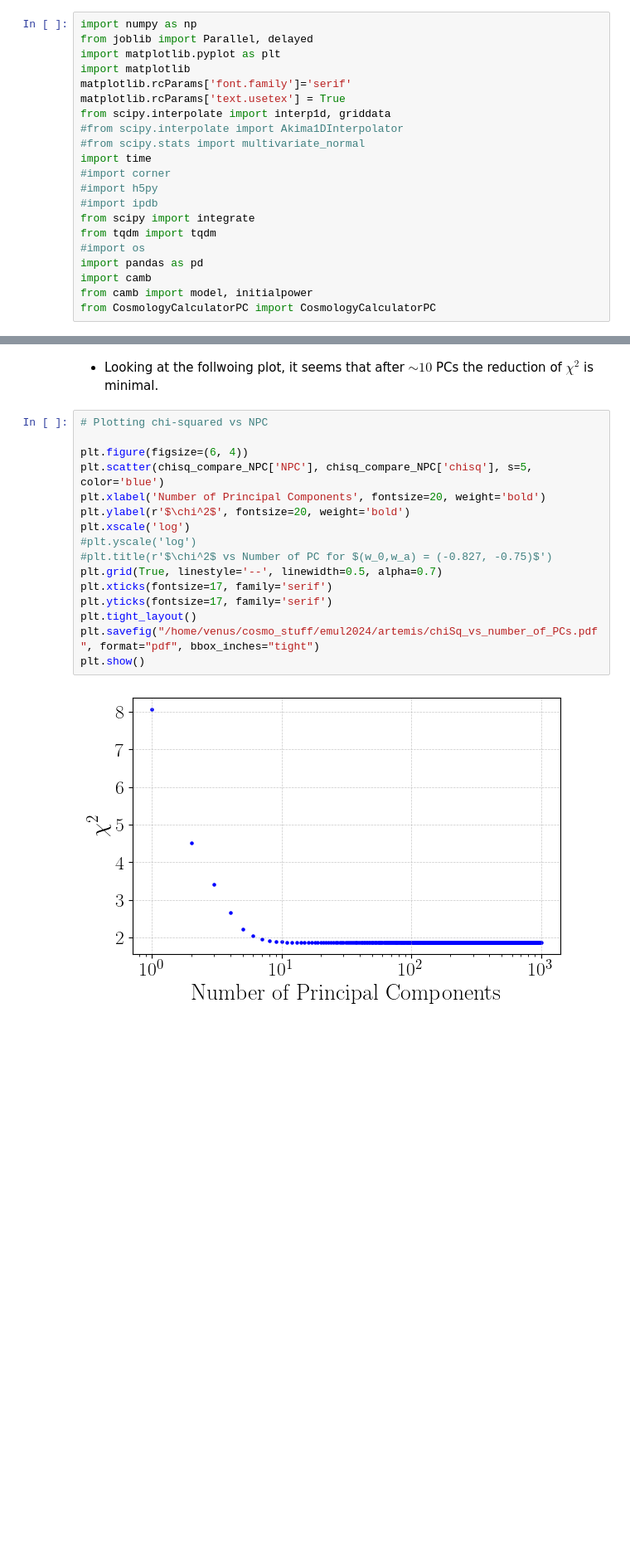
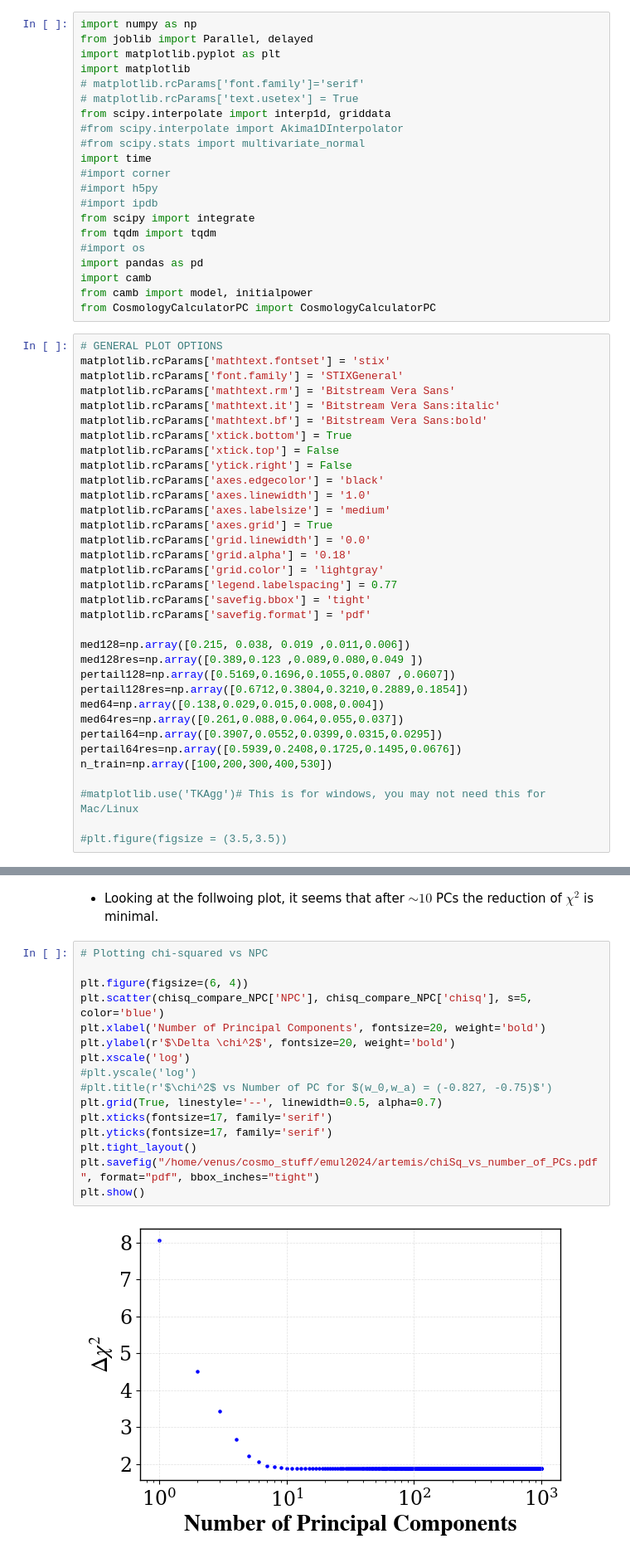
Before and after one commit to SBU-COSMOLIKE/emul2024, a Jupyter notebook: artemis/Completeness_tests.ipynb, the cells around one changed output, grey strips where cells are left out. Shown at 83% size. Drawn from its saved outputs; the diff is of its cells as text; blank space fills up the shorter version.

Commit message:
updating plots, training code

```diff
--- a/artemis/Completeness_tests.ipynb
+++ b/artemis/Completeness_tests.ipynb
@@ -3,8 +3,8 @@ import numpy as np
 from joblib import Parallel, delayed
 import matplotlib.pyplot as plt
 import matplotlib
-matplotlib.rcParams['font.family']='serif'
-matplotlib.rcParams['text.usetex'] = True
+# matplotlib.rcParams['font.family']='serif'
+# matplotlib.rcParams['text.usetex'] = True
 from scipy.interpolate import interp1d, griddata
 #from scipy.interpolate import Akima1DInterpolator
 #from scipy.stats import multivariate_normal
@@ -19,6 +19,40 @@ import pandas as pd
 import camb
 from camb import model, initialpower
 from CosmologyCalculatorPC import CosmologyCalculatorPC
+# %%
+# GENERAL PLOT OPTIONS
+matplotlib.rcParams['mathtext.fontset'] = 'stix'
+matplotlib.rcParams['font.family'] = 'STIXGeneral'
+matplotlib.rcParams['mathtext.rm'] = 'Bitstream Vera Sans'
+matplotlib.rcParams['mathtext.it'] = 'Bitstream Vera Sans:italic'
+matplotlib.rcParams['mathtext.bf'] = 'Bitstream Vera Sans:bold'
+matplotlib.rcParams['xtick.bottom'] = True
+matplotlib.rcParams['xtick.top'] = False
+matplotlib.rcParams['ytick.right'] = False
+matplotlib.rcParams['axes.edgecolor'] = 'black'
+matplotlib.rcParams['axes.linewidth'] = '1.0'
+matplotlib.rcParams['axes.labelsize'] = 'medium'
+matplotlib.rcParams['axes.grid'] = True
+matplotlib.rcParams['grid.linewidth'] = '0.0'
+matplotlib.rcParams['grid.alpha'] = '0.18'
+matplotlib.rcParams['grid.color'] = 'lightgray'
+matplotlib.rcParams['legend.labelspacing'] = 0.77
+matplotlib.rcParams['savefig.bbox'] = 'tight'
+matplotlib.rcParams['savefig.format'] = 'pdf'
+
+med128=np.array([0.215, 0.038, 0.019 ,0.011,0.006])
+med128res=np.array([0.389,0.123 ,0.089,0.080,0.049 ])
+pertail128=np.array([0.5169,0.1696,0.1055,0.0807 ,0.0607])
+pertail128res=np.array([0.6712,0.3804,0.3210,0.2889,0.1854])
+med64=np.array([0.138,0.029,0.015,0.008,0.004])
+med64res=np.array([0.261,0.088,0.064,0.055,0.037])
+pertail64=np.array([0.3907,0.0552,0.0399,0.0315,0.0295])
+pertail64res=np.array([0.5939,0.2408,0.1725,0.1495,0.0676])
+n_train=np.array([100,200,300,400,530])
+
+#matplotlib.use('TKAgg')# This is for windows, you may not need this for Mac/Linux
+
+#plt.figure(figsize = (3.5,3.5))
 # %% [markdown]
 # Generate $d_L(z)$ using CAMB for $\Lambda CDM$
 # %% [markdown]
@@ -783,18 +817,18 @@ Total execution time: 1199.32 seconds
 # %%
 # Plotting chi-squared vs NPC
 
 plt.figure(figsize=(6, 4))
 plt.scatter(chisq_compare_NPC['NPC'], chisq_compare_NPC['chisq'], s=5, color='blue')
 plt.xlabel('Number of Principal Components', fontsize=20, weight='bold')
-plt.ylabel(r'$\chi^2$', fontsize=20, weight='bold')
+plt.ylabel(r'$\Delta \chi^2$', fontsize=20, weight='bold')
 plt.xscale('log')
 #plt.yscale('log')
 #plt.title(r'$\chi^2$ vs Number of PC for $(w_0,w_a) = (-0.827, -0.75)$')
 plt.grid(True, linestyle='--', linewidth=0.5, alpha=0.7)
 plt.xticks(fontsize=17, family='serif')
 plt.yticks(fontsize=17, family='serif')
 plt.tight_layout()
 plt.savefig("/home/venus/cosmo_stuff/emul2024/artemis/chiSq_vs_number_of_PCs.pdf", format="pdf", bbox_inches="tight")
 plt.show()
 # %% [output]
-[figure, old version]
+[figure, new version]
```
Also changed, not shown: parts of 12 cells of this notebook, 1 other file.
